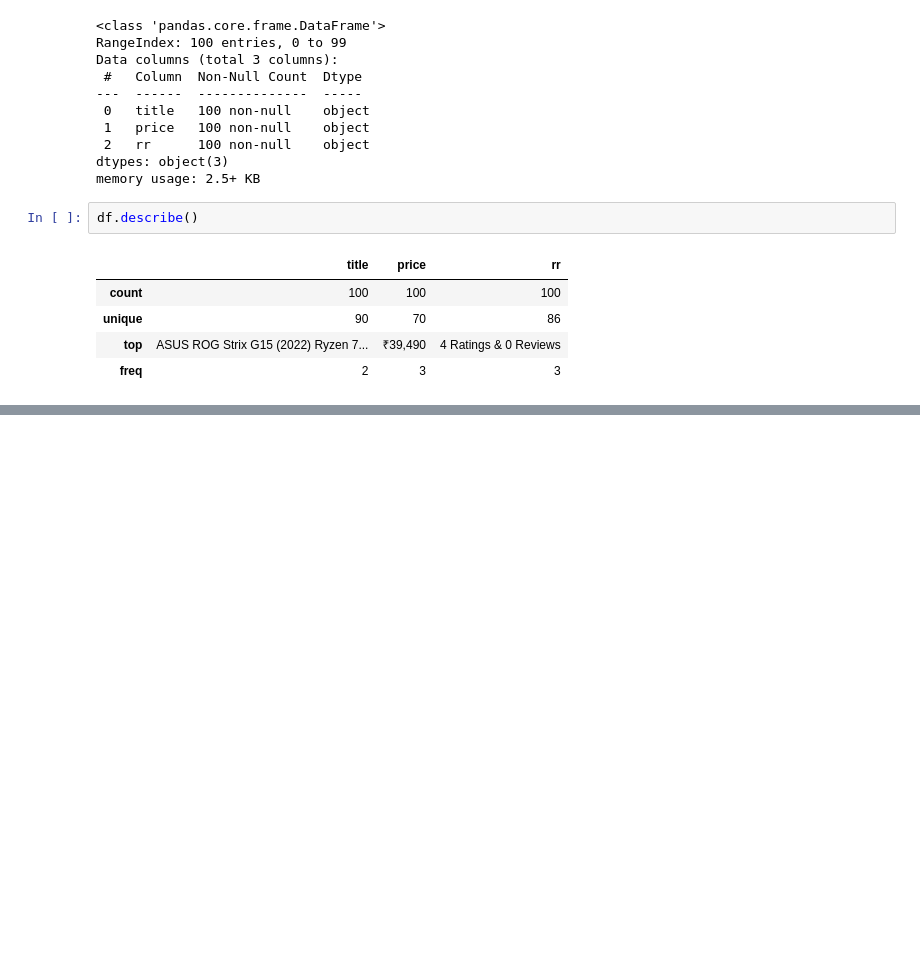
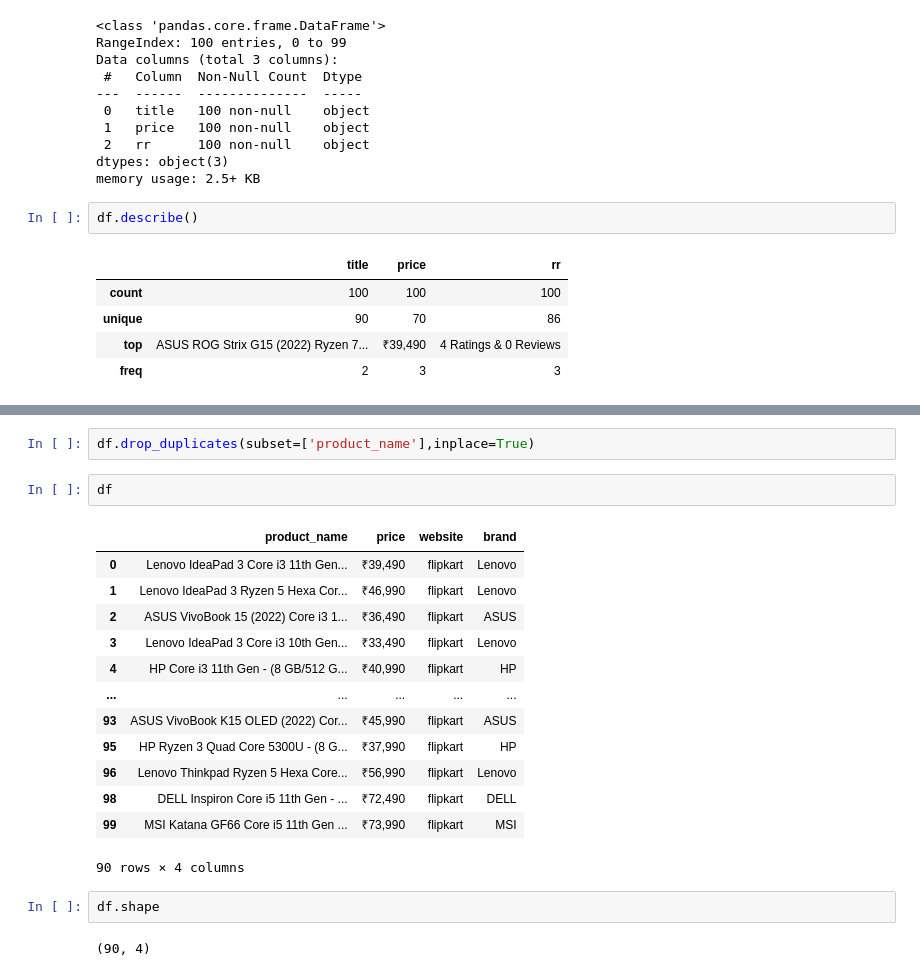
Before and after one commit to akash-yadav-git/My-Digipodium-Python-course, a Jupyter notebook: data_analysis2.ipynb, the cells around one changed output, grey strips where cells are left out. Drawn from its saved outputs; the diff is of its cells as text; blank space fills up the shorter version.

```diff
--- a/data_analysis2.ipynb
+++ b/data_analysis2.ipynb
@@ -73,0 +168,22 @@ df.describe()
+# %%
+df.drop_duplicates(subset=['product_name'],inplace=True)
+# %%
+df
+# %% [output]
+|  | product_name | price | website | brand |
+| 0 | Lenovo IdeaPad 3 Core i3 11th Gen... | ₹39,490 | flipkart | Lenovo |
+| 1 | Lenovo IdeaPad 3 Ryzen 5 Hexa Cor... | ₹46,990 | flipkart | Lenovo |
+| 2 | ASUS VivoBook 15 (2022) Core i3 1... | ₹36,490 | flipkart | ASUS |
+| 3 | Lenovo IdeaPad 3 Core i3 10th Gen... | ₹33,490 | flipkart | Lenovo |
+| 4 | HP Core i3 11th Gen - (8 GB/512 G... | ₹40,990 | flipkart | HP |
+| ... | ... | ... | ... | ... |
+| 93 | ASUS VivoBook K15 OLED (2022) Cor... | ₹45,990 | flipkart | ASUS |
+| 95 | HP Ryzen 3 Quad Core 5300U - (8 G... | ₹37,990 | flipkart | HP |
+| 96 | Lenovo Thinkpad Ryzen 5 Hexa Core... | ₹56,990 | flipkart | Lenovo |
+| 98 | DELL Inspiron Core i5 11th Gen - ... | ₹72,490 | flipkart | DELL |
+| 99 | MSI Katana GF66 Core i5 11th Gen ... | ₹73,990 | flipkart | MSI |
+90 rows × 4 columns
+# %%
+df.shape
+# %% [output]
+(90, 4)
```
Also changed, not shown: parts of 14 cells of this notebook, 1 other file.
